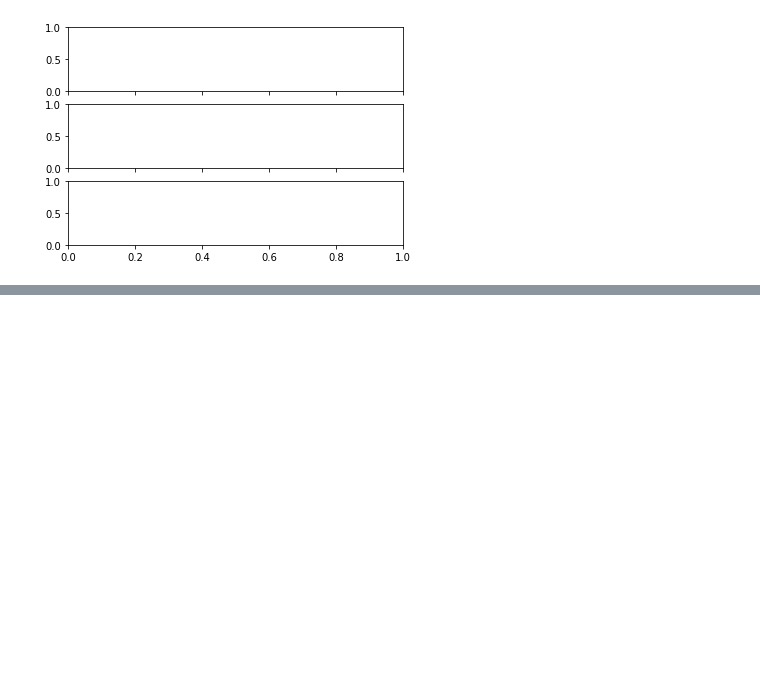
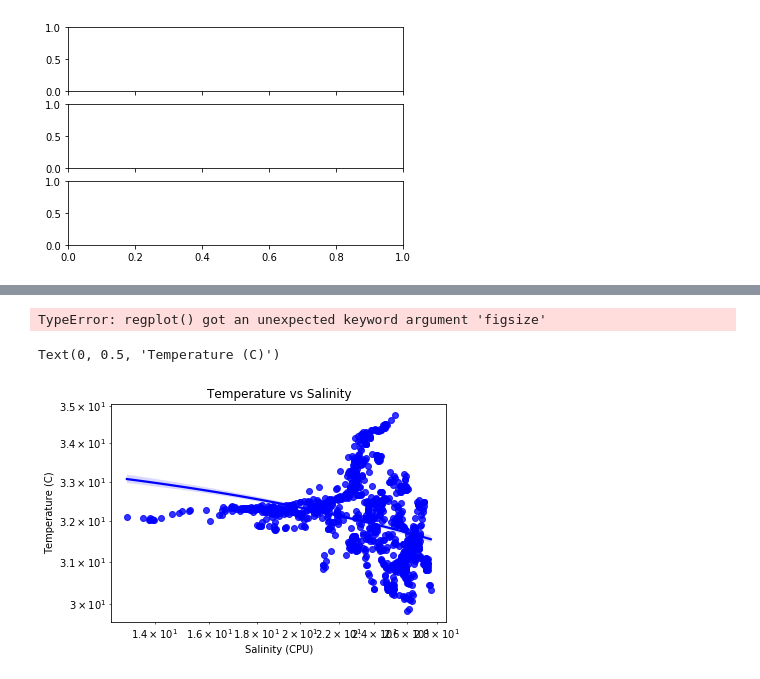
Before and after one commit to khyde/JPSS_Phytoplankton, a Jupyter notebook: IPython/Time vs Scatter plots.ipynb, the cells around one changed output, grey strips where cells are left out. Drawn from its saved outputs; the diff is of its cells as text; code cells hidden in the pictures; blank space fills up the shorter version.

```diff
--- a/IPython/Time vs Scatter plots.ipynb
+++ b/IPython/Time vs Scatter plots.ipynb
@@ -283,0 +371,9 @@ NameError: name 'x' is not defined
+# %%
+sns.regplot(x="temperature", y="salinity", figsize=(15,15), data=data82018)
+plt.xscale ('log')
+plt.yscale ('log')
+plt.title ('Temperature vs Salinity')
+plt.xlabel ("Salinity (CPU)")
+plt.ylabel ("Temperature (C)")
+# %% [output]
+TypeError: regplot() got an unexpected keyword argument 'figsize'
@@ -283,0 +382,10 @@ NameError: name 'x' is not defined
+# %%
+sns.regplot(x="temperature", y="salinity", color='b', data=data82018)
+plt.xscale ('log')
+plt.yscale ('log')
+plt.title ('Temperature vs Salinity')
+plt.xlabel ("Salinity (CPU)")
+plt.ylabel ("Temperature (C)")
+# %% [output]
+Text(0, 0.5, 'Temperature (C)')
+[figure, added]
```
Also changed, not shown: parts of 23 cells of this notebook, 2 other files.
